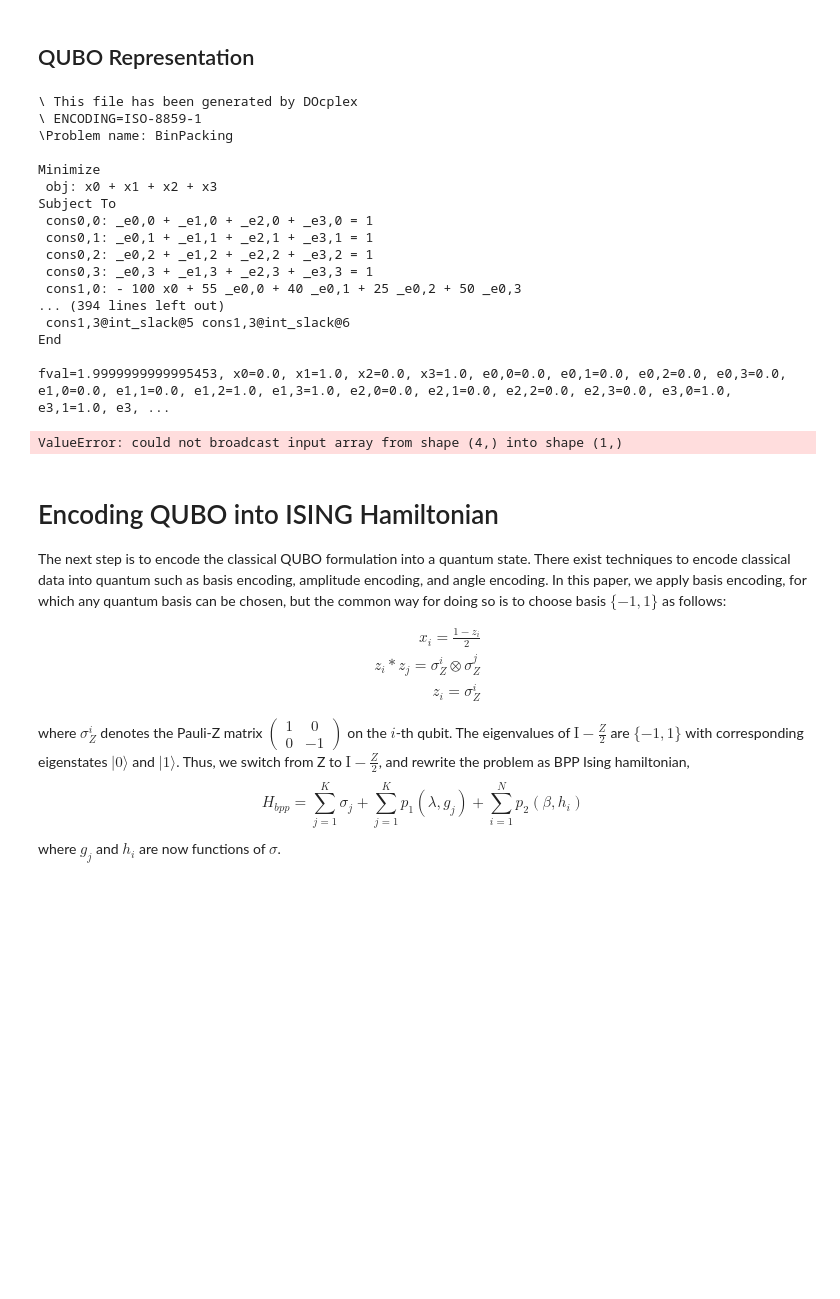
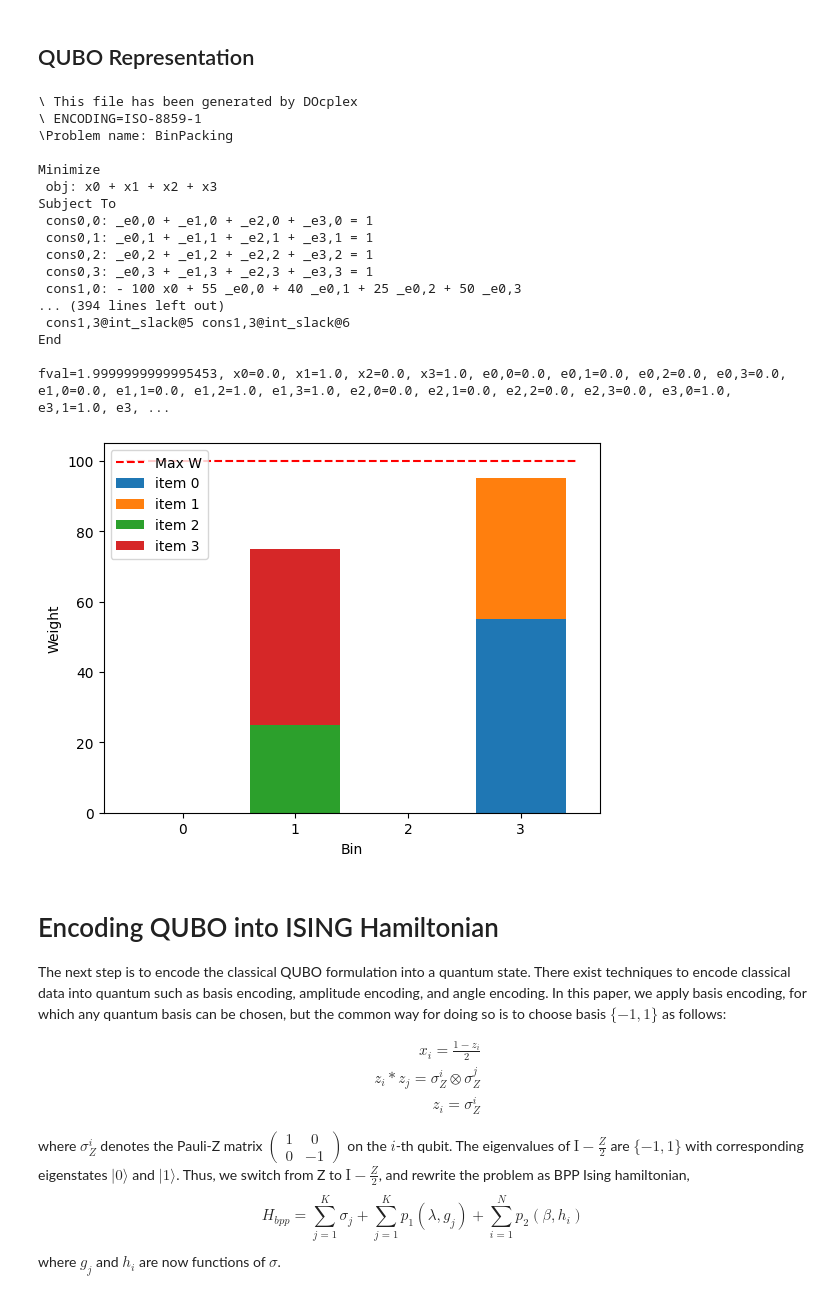
Before and after one commit to Yleisnero/hybrid-quantum-ass3, a Jupyter notebook: 3rd-assignment-hcqs.ipynb, the cells around one changed output. Cells and saved outputs as stored; diff of their text form; code cells hidden in the pictures; blank space fills up the shorter version.

```diff
--- a/3rd-assignment-hcqs.ipynb
+++ b/3rd-assignment-hcqs.ipynb
@@ -244,36 +243,36 @@ print(qp_eq_bin.export_as_lp_string())
 print(f"The number of variables is {qp_eq_bin.get_num_vars()}")
 
 lineq2penalty = LinearEqualityToPenalty()
 qubo = lineq2penalty.convert(qp_eq_bin)
 print(f"The number of variables is {qp_eq_bin.get_num_vars()}")
 print(qubo.export_as_lp_string())
 
 cplex = CplexOptimizer()
 result = cplex.solve(qubo)
 print(result)
 
 # Visualization does not work, FIX
-data_bins(result.x, wj, n, m, simplify=True)
-plot_bins(result, wj, n, m, simplify=True)
+data_bins(result.x, wj, n, m, simplify=False)
+plot_bins(result, wj, n, m, simplify=False)
 # %% [output]
 \ This file has been generated by DOcplex
 \ ENCODING=ISO-8859-1
 \Problem name: BinPacking
 
 Minimize
  obj: x0 + x1 + x2 + x3
 Subject To
  cons0,0: _e0,0 + _e1,0 + _e2,0 + _e3,0 = 1
  cons0,1: _e0,1 + _e1,1 + _e2,1 + _e3,1 = 1
  cons0,2: _e0,2 + _e1,2 + _e2,2 + _e3,2 = 1
  cons0,3: _e0,3 + _e1,3 + _e2,3 + _e3,3 = 1
  cons1,0: - 100 x0 + 55 _e0,0 + 40 _e0,1 + 25 _e0,2 + 50 _e0,3
 ... (394 lines left out)
  cons1,3@int_slack@5 cons1,3@int_slack@6
 End
 
 fval=1.9999999999995453, x0=0.0, x1=1.0, x2=0.0, x3=1.0, e0,0=0.0, e0,1=0.0, e0,2=0.0, e0,3=0.0, e1,0=0.0, e1,1=0.0, e1,2=1.0, e1,3=1.0, e2,0=0.0, e2,1=0.0, e2,2=0.0, e2,3=0.0, e3,0=1.0, e3,1=1.0, e3, ...
-ValueError: could not broadcast input array from shape (4,) into shape (1,)
+[figure, added]
 # %% [markdown]
 # Encoding QUBO into ISING Hamiltonian #
 The next step is to encode the classical QUBO formulation into a quantum state. There exist techniques to encode classical data into quantum such as basis encoding, amplitude encoding, and angle encoding. In this paper, we apply basis encoding, for which any quantum basis can be chosen, but the common way for doing so is to choose basis $\{-1,1\}$ as follows:
```
Also changed, not shown: parts of 1 cell of this notebook.
